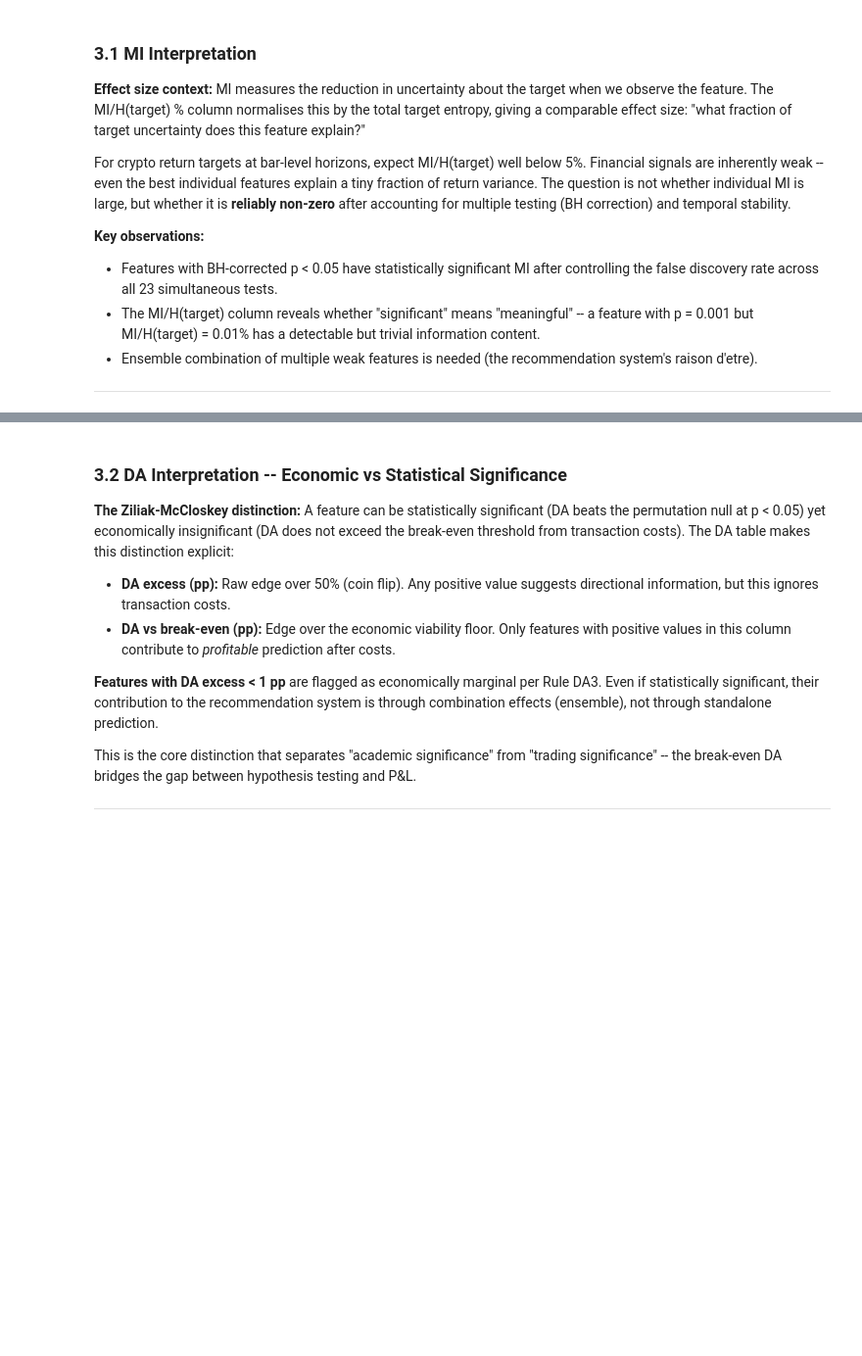
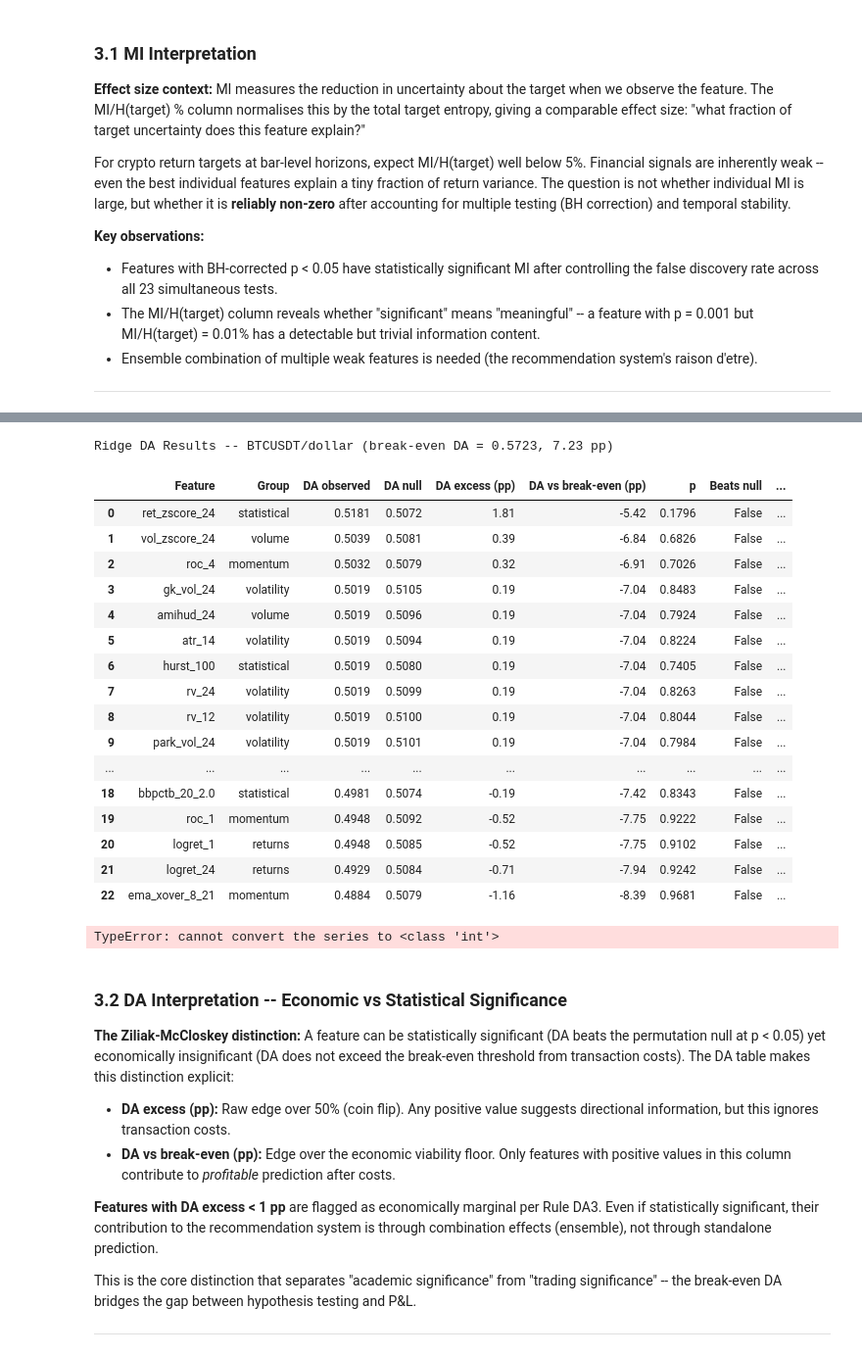
Before and after one commit to Dmytro-Khvedchuk/RSPCP_bachelors_thesis, a Jupyter notebook: research/RC2_features_and_profiling.ipynb, the cells around one changed output, grey strips where cells are left out. Shown at 98% size. Cells and saved outputs as stored; diff of their text form; code cells hidden in the pictures; blank space fills up the shorter version.

```diff
--- a/research/RC2_features_and_profiling.ipynb
+++ b/research/RC2_features_and_profiling.ipynb
@@ -2024,7 +2186,7 @@ display(style_da_table(da_table, breakeven_da))
 # ── Summary statistics ──────────────────────────────────────────────────
 n_da_beats: int = int(da_table["Beats null"].sum())
 n_above_breakeven: int = int((da_table["DA vs break-even (pp)"] > 0).sum())
-n_marginal: int = int((da_table["DA excess (pp)"] > 0) & (da_table["DA excess (pp)"] < 1.0)).sum()
+n_marginal: int = int(((da_table["DA excess (pp)"] > 0) & (da_table["DA excess (pp)"] < 1.0)).sum())
 best_da_feature: str = da_table.iloc[0]["Feature"]
 best_da_excess: float = da_table.iloc[0]["DA excess (pp)"]
 
@@ -2032,3 +2194,4 @@ print(f"\nDA beats null: {n_da_beats}/{len(da_table)} features")
 print(f"DA above break-even: {n_above_breakeven}/{len(da_table)} features")
 print(f"Marginal (0 < excess < 1 pp): {n_marginal} features")
 print(f"Best feature: {best_da_feature} with DA excess = {best_da_excess:.2f} pp")
+# %% [output]
@@ -2035,3 +2199,22 @@ print(f"Best feature: {best_da_feature} with DA excess = {best_da_excess:.2f} pp
+Ridge DA Results -- BTCUSDT/dollar (break-even DA = 0.5723, 7.23 pp)
+|  | Feature | Group | DA observed | DA null | DA excess (pp) | DA vs break-even (pp) | p | Beats null | ... |
+| 0 | ret_zscore_24 | statistical | 0.5181 | 0.5072 | 1.81 | -5.42 | 0.1796 | False | ... |
+| 1 | vol_zscore_24 | volume | 0.5039 | 0.5081 | 0.39 | -6.84 | 0.6826 | False | ... |
+| 2 | roc_4 | momentum | 0.5032 | 0.5079 | 0.32 | -6.91 | 0.7026 | False | ... |
+| 3 | gk_vol_24 | volatility | 0.5019 | 0.5105 | 0.19 | -7.04 | 0.8483 | False | ... |
+| 4 | amihud_24 | volume | 0.5019 | 0.5096 | 0.19 | -7.04 | 0.7924 | False | ... |
+| 5 | atr_14 | volatility | 0.5019 | 0.5094 | 0.19 | -7.04 | 0.8224 | False | ... |
+| 6 | hurst_100 | statistical | 0.5019 | 0.5080 | 0.19 | -7.04 | 0.7405 | False | ... |
+| 7 | rv_24 | volatility | 0.5019 | 0.5099 | 0.19 | -7.04 | 0.8263 | False | ... |
+| 8 | rv_12 | volatility | 0.5019 | 0.5100 | 0.19 | -7.04 | 0.8044 | False | ... |
+| 9 | park_vol_24 | volatility | 0.5019 | 0.5101 | 0.19 | -7.04 | 0.7984 | False | ... |
+| ... | ... | ... | ... | ... | ... | ... | ... | ... | ... |
+| 18 | bbpctb_20_2.0 | statistical | 0.4981 | 0.5074 | -0.19 | -7.42 | 0.8343 | False | ... |
+| 19 | roc_1 | momentum | 0.4948 | 0.5092 | -0.52 | -7.75 | 0.9222 | False | ... |
+| 20 | logret_1 | returns | 0.4948 | 0.5085 | -0.52 | -7.75 | 0.9102 | False | ... |
+| 21 | logret_24 | returns | 0.4929 | 0.5084 | -0.71 | -7.94 | 0.9242 | False | ... |
+| 22 | ema_xover_8_21 | momentum | 0.4884 | 0.5079 | -1.16 | -8.39 | 0.9681 | False | ... |
+TypeError: cannot convert the series to <class 'int'>
 # %% [markdown]
 ### 3.2 DA Interpretation -- Economic vs Statistical Significance
 
```
Also changed, not shown: parts of 11 cells of this notebook.
